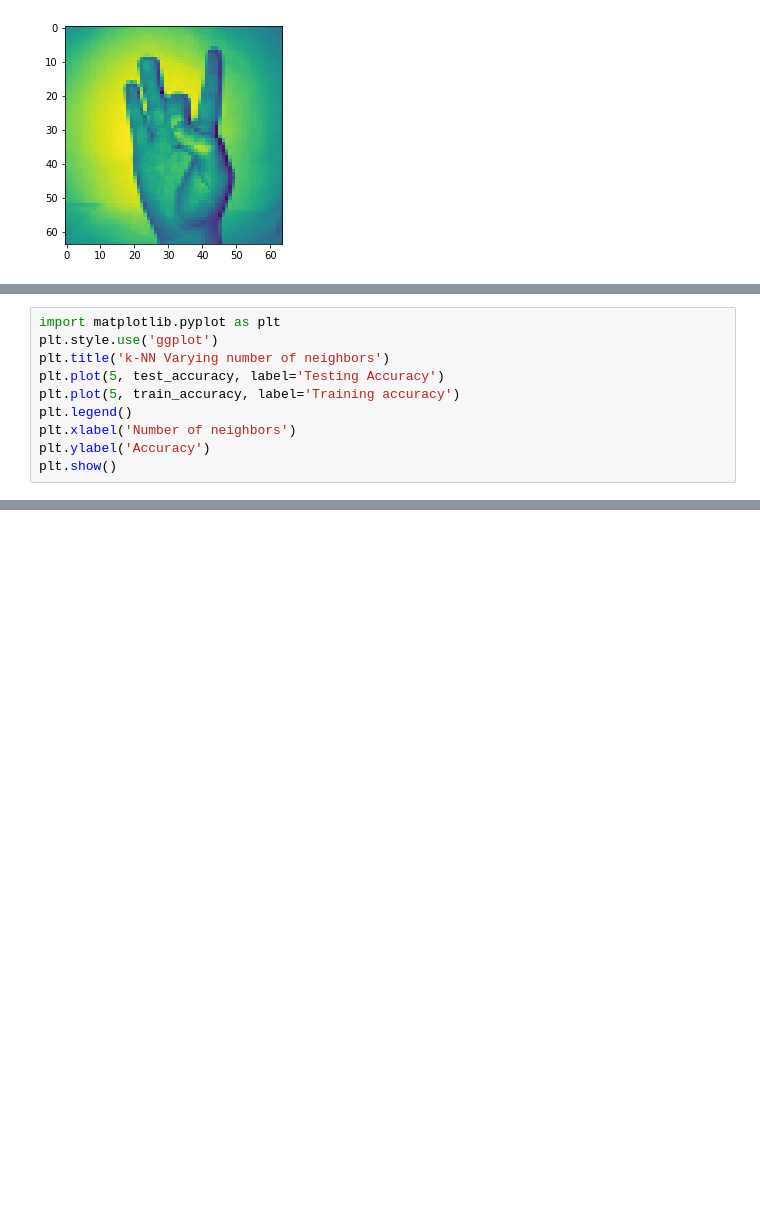
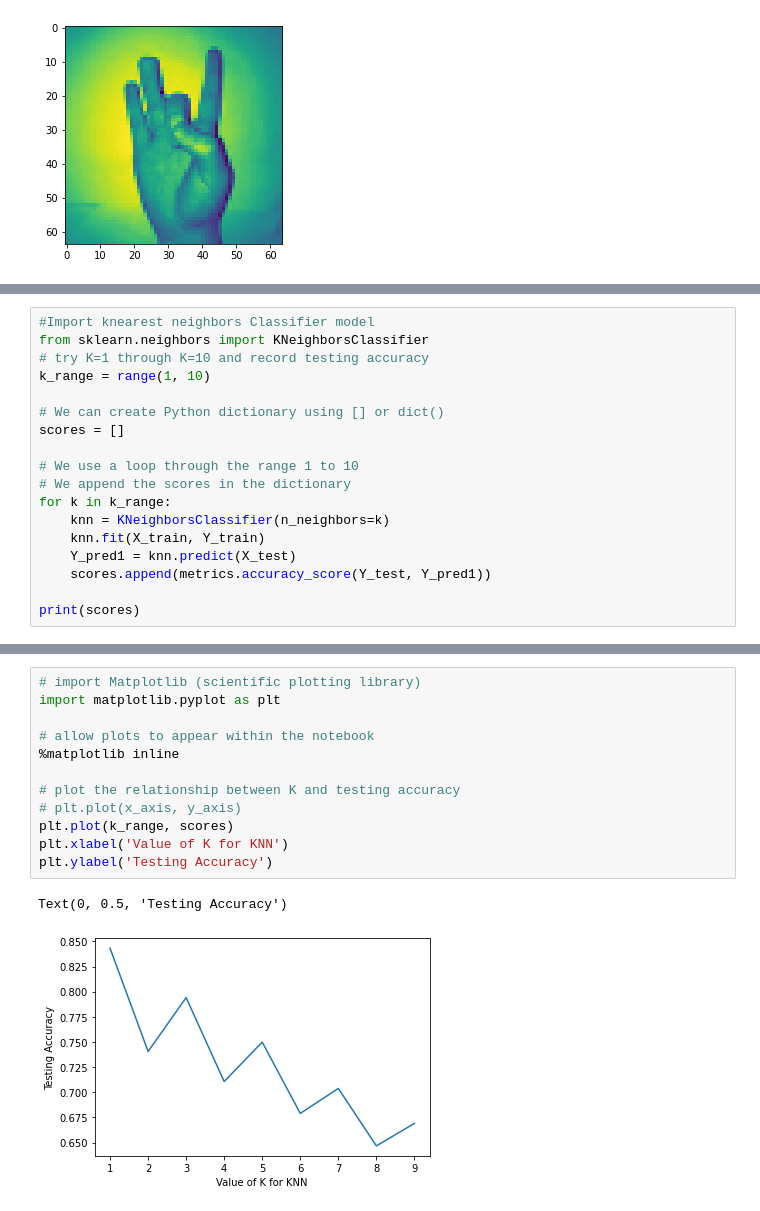
Before and after one commit to shireesha27/demo, a Jupyter notebook: Untitled7.ipynb, the cells around one changed output, grey strips where cells are left out. Drawn from its saved outputs; the diff is of its cells as text; blank space fills up the shorter version.

```diff
--- a/Untitled7.ipynb
+++ b/Untitled7.ipynb
@@ -217,10 +189,0 @@ for i,k in enumerate(neighbors):
-# %%
-import matplotlib.pyplot as plt
-plt.style.use('ggplot')
-plt.title('k-NN Varying number of neighbors')
-plt.plot(5, test_accuracy, label='Testing Accuracy')
-plt.plot(5, train_accuracy, label='Training accuracy')
-plt.legend()
-plt.xlabel('Number of neighbors')
-plt.ylabel('Accuracy')
-plt.show()
@@ -228,0 +190,18 @@ plt.show()
+# %%
+#Import knearest neighbors Classifier model
+from sklearn.neighbors import KNeighborsClassifier
+# try K=1 through K=10 and record testing accuracy
+k_range = range(1, 10)
+
+# We can create Python dictionary using [] or dict()
+scores = []
+
+# We use a loop through the range 1 to 10
+# We append the scores in the dictionary
+for k in k_range:
+    knn = KNeighborsClassifier(n_neighbors=k)
+    knn.fit(X_train, Y_train)
+    Y_pred1 = knn.predict(X_test)
+    scores.append(metrics.accuracy_score(Y_test, Y_pred1))
+
+print(scores)
@@ -228,0 +231,15 @@ plt.show()
+# %%
+# import Matplotlib (scientific plotting library)
+import matplotlib.pyplot as plt
+
+# allow plots to appear within the notebook
+%matplotlib inline
+
+# plot the relationship between K and testing accuracy
+# plt.plot(x_axis, y_axis)
+plt.plot(k_range, scores)
+plt.xlabel('Value of K for KNN')
+plt.ylabel('Testing Accuracy')
+# %% [output]
+Text(0, 0.5, 'Testing Accuracy')
+[figure, added]
```
Also changed, not shown: parts of 18 cells of this notebook.
